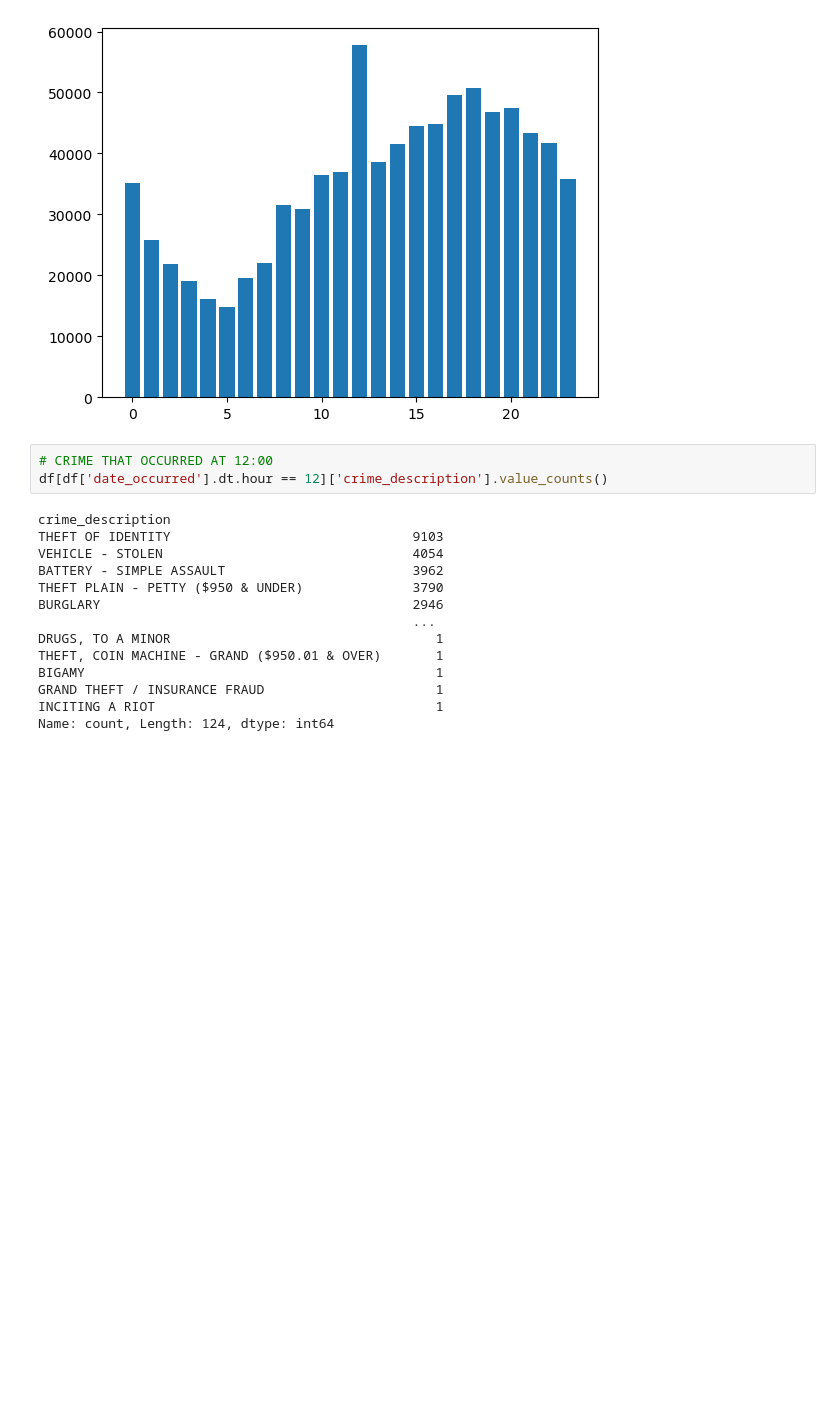
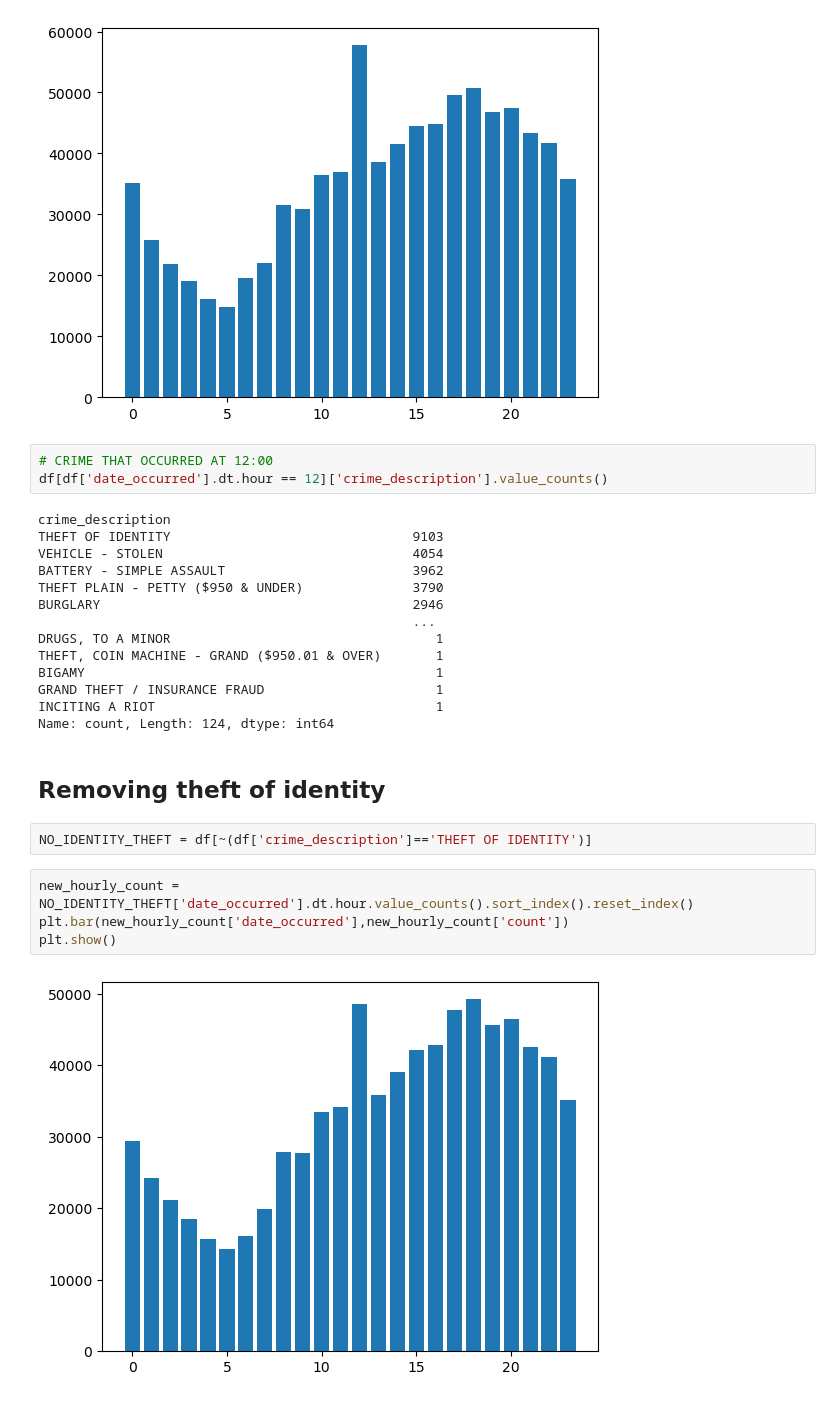
Before and after one commit to ettolrahc97/LA-Crime-Data-Analysis-Project, a Jupyter notebook: LA Crime.ipynb, the cells around one changed output. Cells and saved outputs as stored; diff of their text form; blank space fills up the shorter version.

Commit message:
removing theft of identity

```diff
--- a/LA Crime.ipynb
+++ b/LA Crime.ipynb
@@ -566,3 +566,13 @@ BIGAMY                                             1
 GRAND THEFT / INSURANCE FRAUD                      1
 INCITING A RIOT                                    1
 Name: count, Length: 124, dtype: int64
+# %% [markdown]
+## Removing theft of identity
+# %%
+NO_IDENTITY_THEFT = df[~(df['crime_description']=='THEFT OF IDENTITY')]
+# %%
+new_hourly_count = NO_IDENTITY_THEFT['date_occurred'].dt.hour.value_counts().sort_index().reset_index()
+plt.bar(new_hourly_count['date_occurred'],new_hourly_count['count'])
+plt.show()
+# %% [output]
+[figure, added]
```
